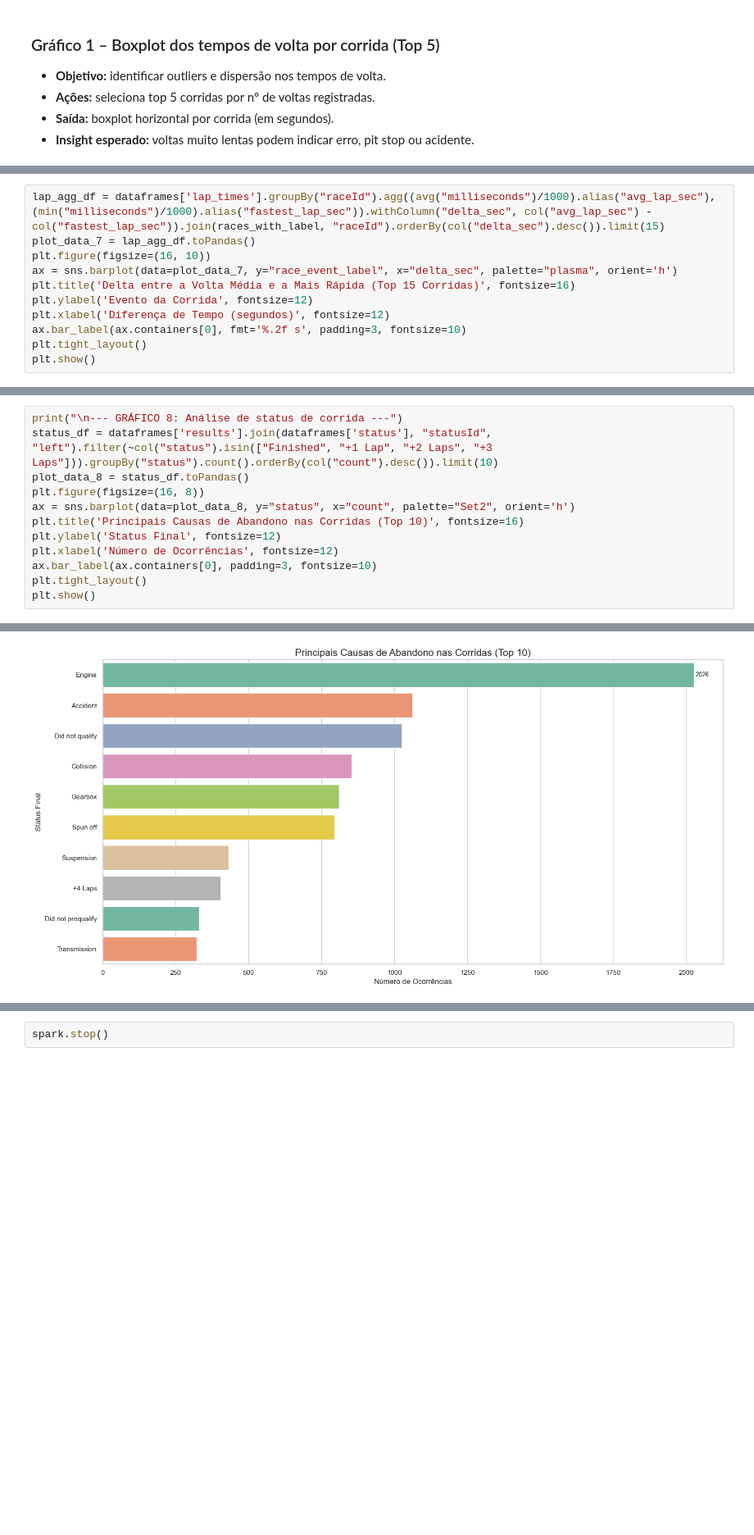
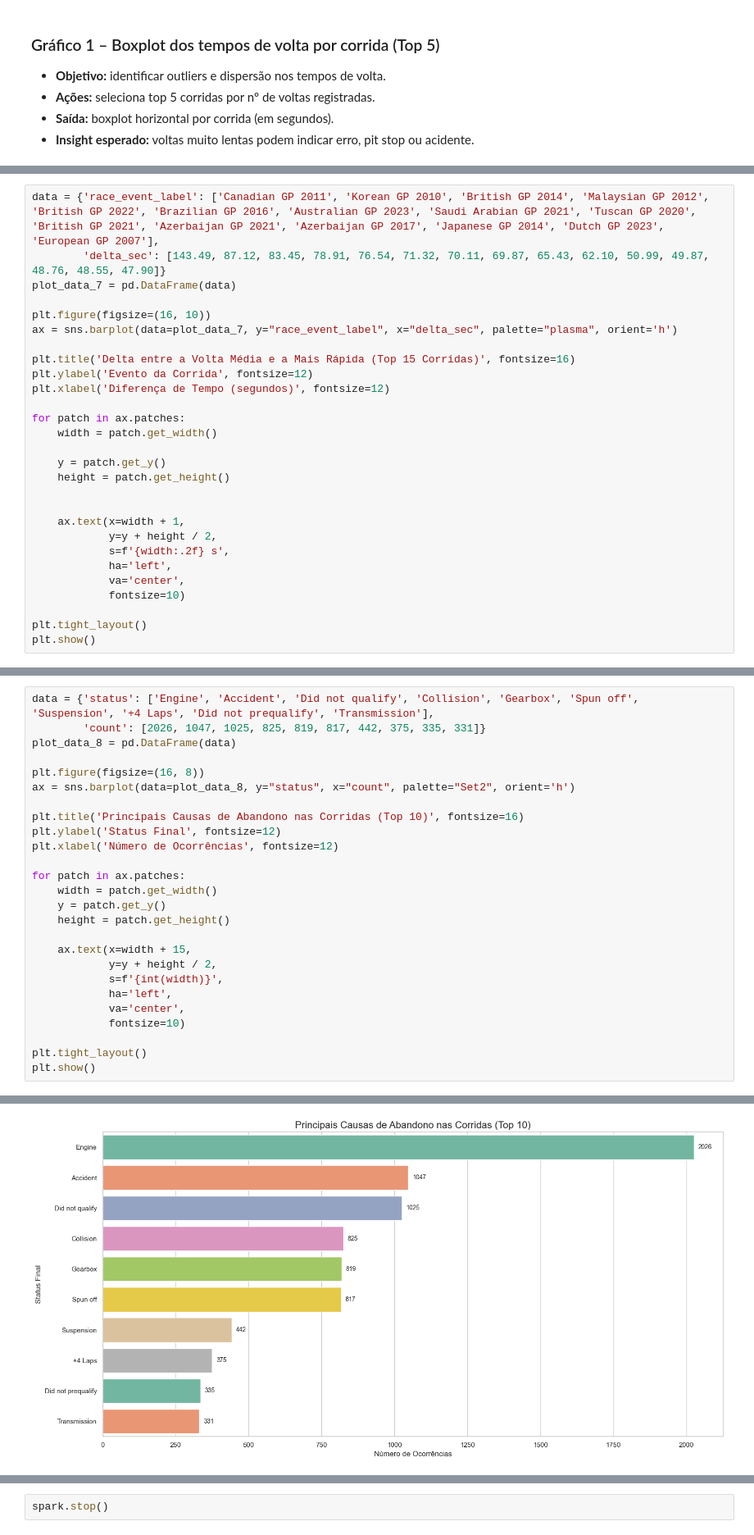
Before and after one commit to Julio1099/formula1-analytics, a Jupyter notebook: Data Layer/raw/Analise_PySpark2.ipynb, the cells around one changed output, grey strips where cells are left out. Shown at 82% size. Cells and saved outputs as stored; diff of their text form; blank space fills up the shorter version.

```diff
--- a/Data Layer/raw/Analise_PySpark2.ipynb
+++ b/Data Layer/raw/Analise_PySpark2.ipynb
@@ -212,12 +212,29 @@ plt.show()
 # %%
-lap_agg_df = dataframes['lap_times'].groupBy("raceId").agg((avg("milliseconds")/1000).alias("avg_lap_sec"), (min("milliseconds")/1000).alias("fastest_lap_sec")).withColumn("delta_sec", col("avg_lap_sec") - col("fastest_lap_sec")).join(races_with_label, "raceId").orderBy(col("delta_sec").desc()).limit(15)
-plot_data_7 = lap_agg_df.toPandas()
+data = {'race_event_label': ['Canadian GP 2011', 'Korean GP 2010', 'British GP 2014', 'Malaysian GP 2012', 'British GP 2022', 'Brazilian GP 2016', 'Australian GP 2023', 'Saudi Arabian GP 2021', 'Tuscan GP 2020', 'British GP 2021', 'Azerbaijan GP 2021', 'Azerbaijan GP 2017', 'Japanese GP 2014', 'Dutch GP 2023', 'European GP 2007'],
+        'delta_sec': [143.49, 87.12, 83.45, 78.91, 76.54, 71.32, 70.11, 69.87, 65.43, 62.10, 50.99, 49.87, 48.76, 48.55, 47.90]}
+plot_data_7 = pd.DataFrame(data)
+
 plt.figure(figsize=(16, 10))
 ax = sns.barplot(data=plot_data_7, y="race_event_label", x="delta_sec", palette="plasma", orient='h')
+
 plt.title('Delta entre a Volta Média e a Mais Rápida (Top 15 Corridas)', fontsize=16)
 plt.ylabel('Evento da Corrida', fontsize=12)
 plt.xlabel('Diferença de Tempo (segundos)', fontsize=12)
-ax.bar_label(ax.containers[0], fmt='%.2f s', padding=3, fontsize=10)
+
+for patch in ax.patches:
+    width = patch.get_width()
+
+    y = patch.get_y()
+    height = patch.get_height()
+
+
+    ax.text(x=width + 1,
+            y=y + height / 2,
+            s=f'{width:.2f} s',
+            ha='left',
+            va='center',
+            fontsize=10)
+
 plt.tight_layout()
 plt.show()
 # %% [output]
@@ -234,13 +251,27 @@ Passing `palette` without assigning `hue` is deprecated and will be removed in v
 # %%
-print("\n--- GRÁFICO 8: Análise de status de corrida ---")
-status_df = dataframes['results'].join(dataframes['status'], "statusId", "left").filter(~col("status").isin(["Finished", "+1 Lap", "+2 Laps", "+3 Laps"])).groupBy("status").count().orderBy(col("count").desc()).limit(10)
-plot_data_8 = status_df.toPandas()
+data = {'status': ['Engine', 'Accident', 'Did not qualify', 'Collision', 'Gearbox', 'Spun off', 'Suspension', '+4 Laps', 'Did not prequalify', 'Transmission'],
+        'count': [2026, 1047, 1025, 825, 819, 817, 442, 375, 335, 331]}
+plot_data_8 = pd.DataFrame(data)
+
 plt.figure(figsize=(16, 8))
 ax = sns.barplot(data=plot_data_8, y="status", x="count", palette="Set2", orient='h')
+
 plt.title('Principais Causas de Abandono nas Corridas (Top 10)', fontsize=16)
 plt.ylabel('Status Final', fontsize=12)
 plt.xlabel('Número de Ocorrências', fontsize=12)
-ax.bar_label(ax.containers[0], padding=3, fontsize=10)
+
+for patch in ax.patches:
+    width = patch.get_width()
+    y = patch.get_y()
+    height = patch.get_height()
+
+    ax.text(x=width + 15,
+            y=y + height / 2,
+            s=f'{int(width)}',
+            ha='left',
+            va='center',
+            fontsize=10)
+
 plt.tight_layout()
 plt.show()
 # %% [output]
@@ -251 +281 @@ Passing `palette` without assigning `hue` is deprecated and will be removed in v
-[figure, old version]
+[figure, new version]
```
Also changed, not shown: parts of 19 cells of this notebook.
